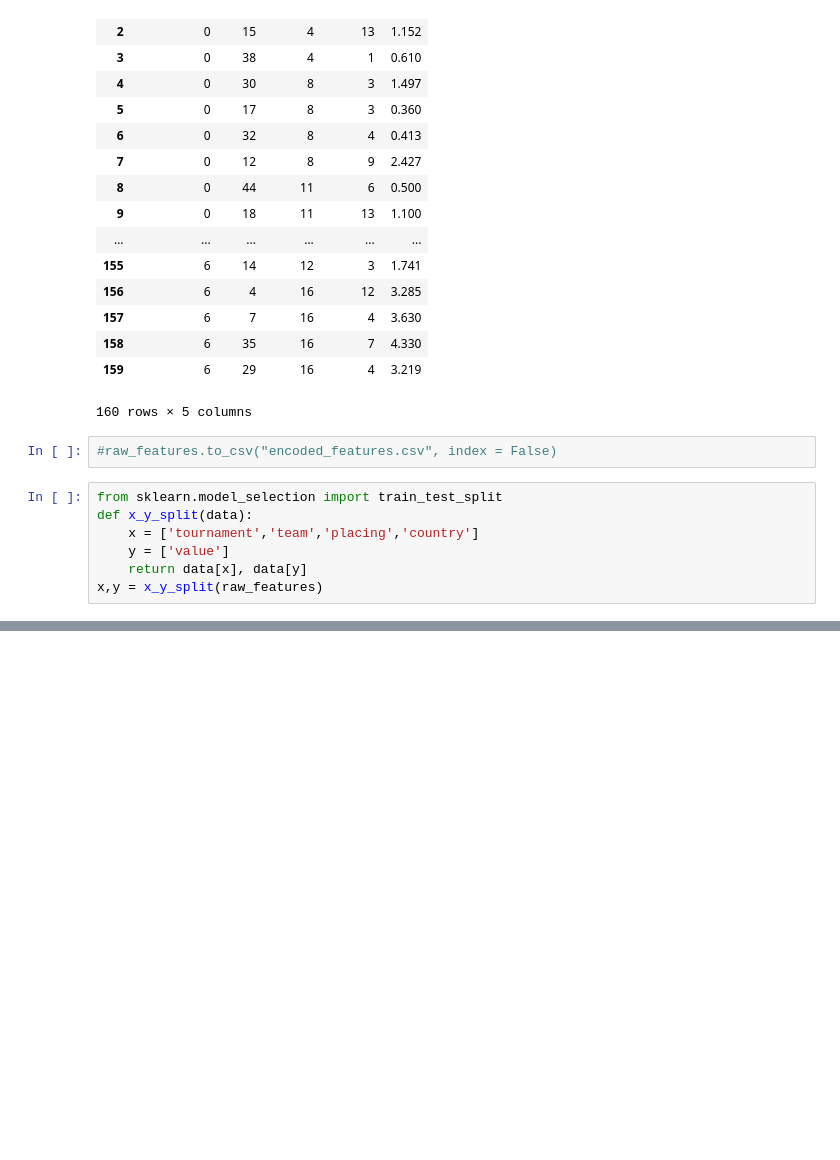
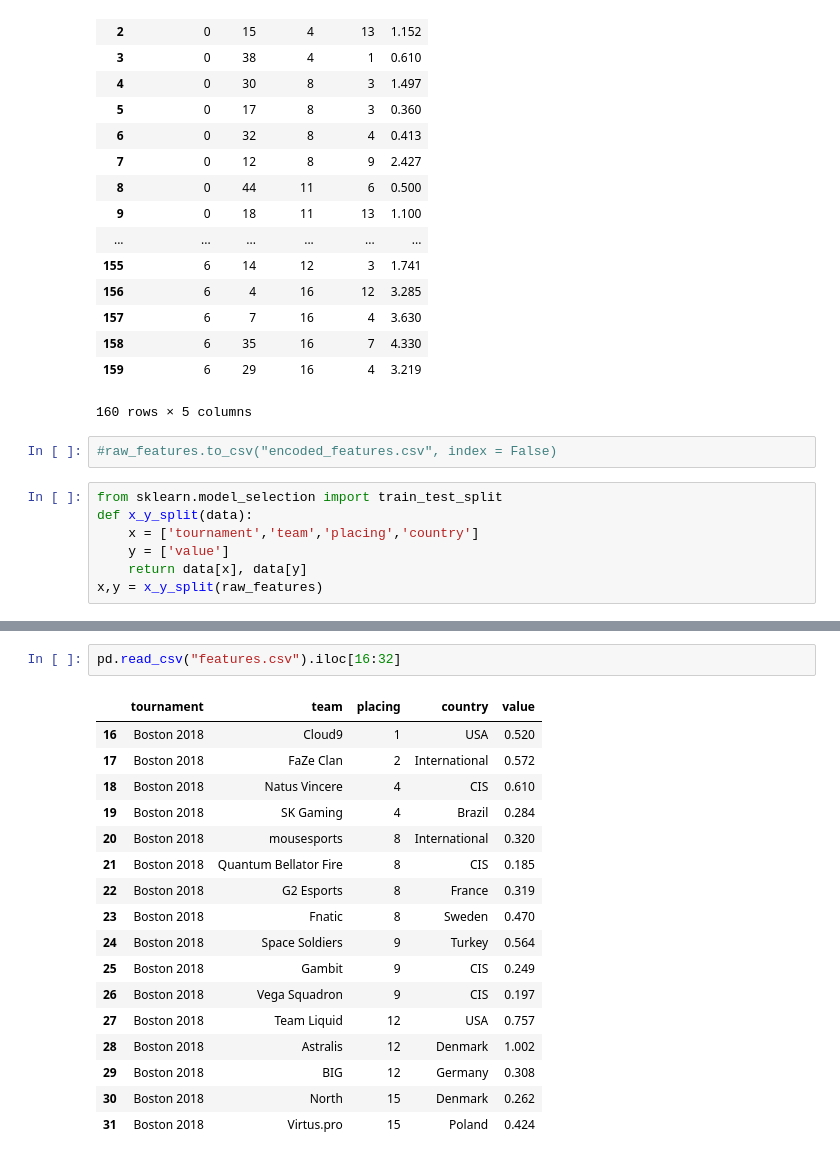
Before and after one commit to andrewawang/csgo_stickers, a Jupyter notebook: testing.ipynb, the cells around one changed output, grey strips where cells are left out. Cells and saved outputs as stored; diff of their text form; blank space fills up the shorter version.

```diff
--- a/testing.ipynb
+++ b/testing.ipynb
@@ -228,0 +259,20 @@ ValueError: Input numpy.ndarray must be 2 dimensional
+# %%
+pd.read_csv("features.csv").iloc[16:32]
+# %% [output]
+|  | tournament | team | placing | country | value |
+| 16 | Boston 2018 | Cloud9 | 1 | USA | 0.520 |
+| 17 | Boston 2018 | FaZe Clan | 2 | International | 0.572 |
+| 18 | Boston 2018 | Natus Vincere | 4 | CIS | 0.610 |
+| 19 | Boston 2018 | SK Gaming | 4 | Brazil | 0.284 |
+| 20 | Boston 2018 | mousesports | 8 | International | 0.320 |
+| 21 | Boston 2018 | Quantum Bellator Fire | 8 | CIS | 0.185 |
+| 22 | Boston 2018 | G2 Esports | 8 | France | 0.319 |
+| 23 | Boston 2018 | Fnatic | 8 | Sweden | 0.470 |
+| 24 | Boston 2018 | Space Soldiers | 9 | Turkey | 0.564 |
+| 25 | Boston 2018 | Gambit | 9 | CIS | 0.249 |
+| 26 | Boston 2018 | Vega Squadron | 9 | CIS | 0.197 |
+| 27 | Boston 2018 | Team Liquid | 12 | USA | 0.757 |
+| 28 | Boston 2018 | Astralis | 12 | Denmark | 1.002 |
+| 29 | Boston 2018 | BIG | 12 | Germany | 0.308 |
+| 30 | Boston 2018 | North | 15 | Denmark | 0.262 |
+| 31 | Boston 2018 | Virtus.pro | 15 | Poland | 0.424 |
```
Also changed, not shown: parts of 9 cells of this notebook.
